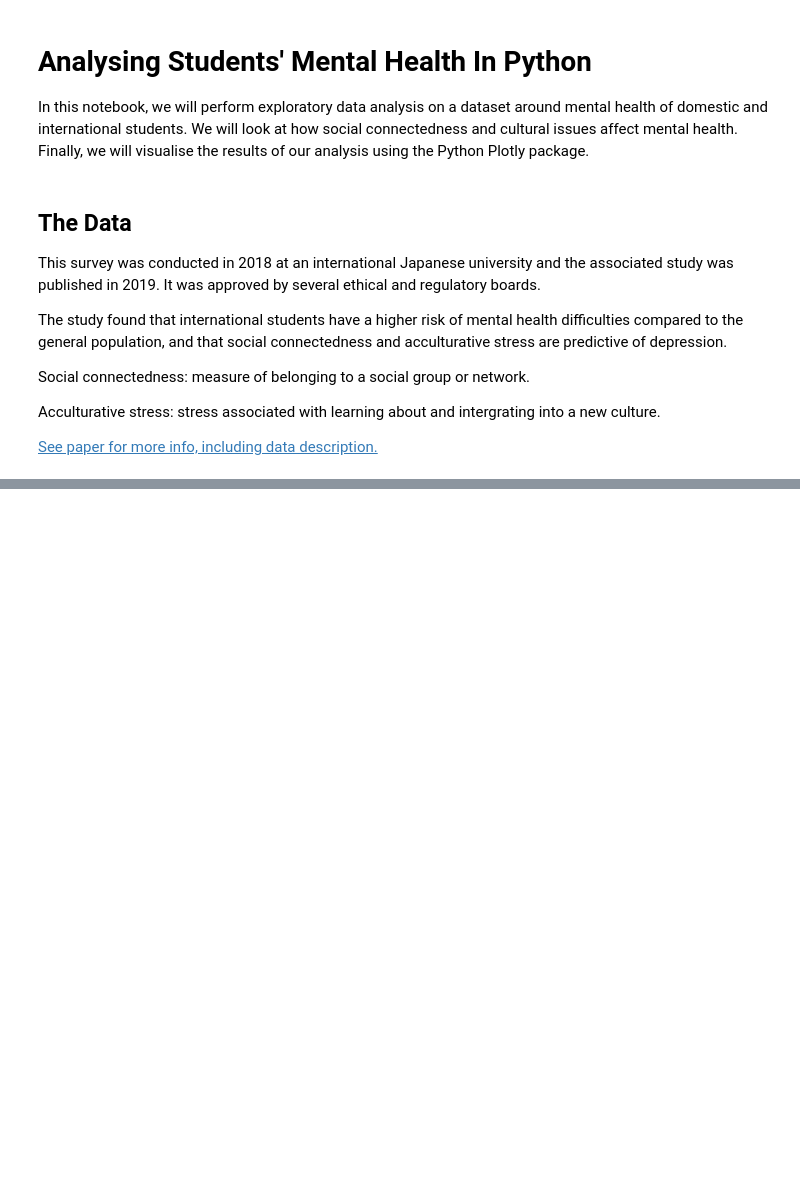
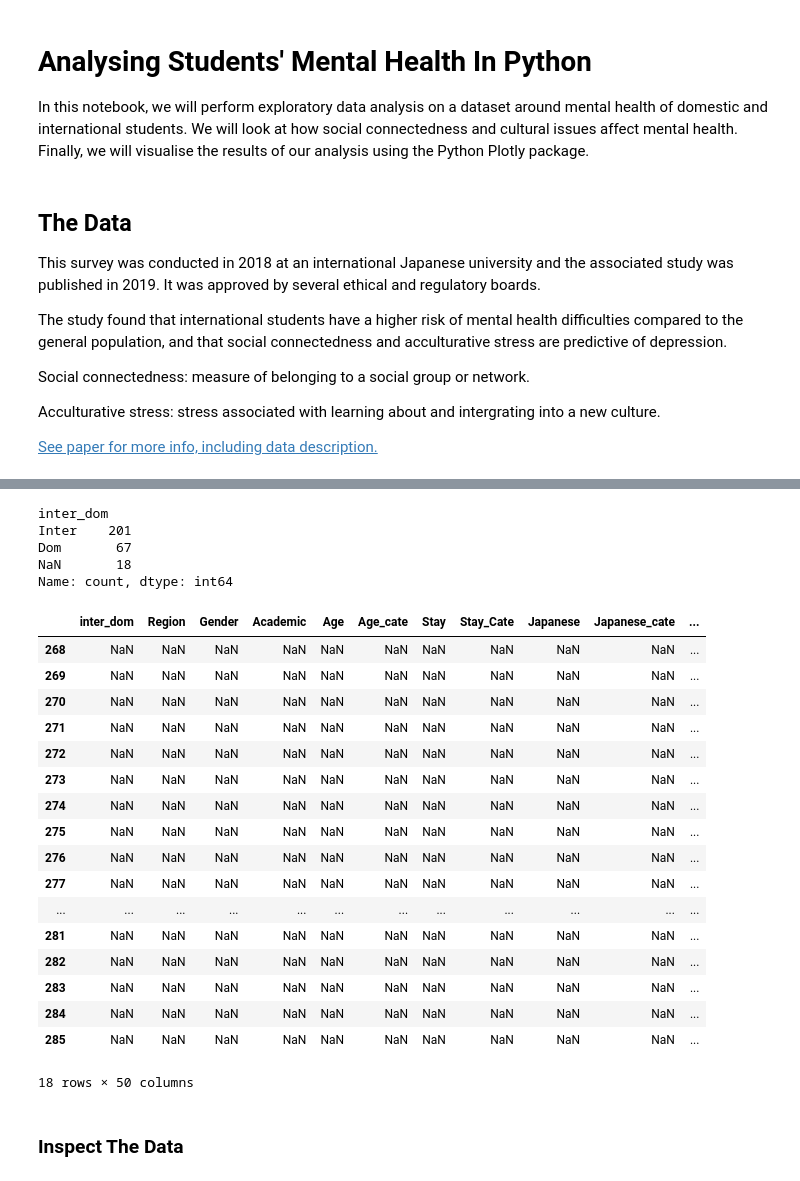
Before and after one commit to littlexflower/student-mental-health, a Jupyter notebook: notebook.ipynb, the cells around one changed output, grey strips where cells are left out. Saved outputs shown, nothing was run; the diff lists cells and outputs as text; code cells hidden in the pictures; blank space fills up the shorter version.

```diff
--- a/notebook.ipynb
+++ b/notebook.ipynb
@@ -51,0 +46,31 @@ Name: count, Length: 237, dtype: int64
+# %%
+# Count the number of students in each inter_dom group, including null values
+students['inter_dom'].value_counts(dropna=False)
+# %% [output]
+inter_dom
+Inter    201
+Dom       67
+NaN       18
+Name: count, dtype: int64
+# %%
+# Filter rows where inter_dom is null
+students[students['inter_dom'].isnull()]
+# %% [output]
+|  | inter_dom | Region | Gender | Academic | Age | Age_cate | Stay | Stay_Cate | Japanese | Japanese_cate | ... |
+| 268 | NaN | NaN | NaN | NaN | NaN | NaN | NaN | NaN | NaN | NaN | ... |
+| 269 | NaN | NaN | NaN | NaN | NaN | NaN | NaN | NaN | NaN | NaN | ... |
+| 270 | NaN | NaN | NaN | NaN | NaN | NaN | NaN | NaN | NaN | NaN | ... |
+| 271 | NaN | NaN | NaN | NaN | NaN | NaN | NaN | NaN | NaN | NaN | ... |
+| 272 | NaN | NaN | NaN | NaN | NaN | NaN | NaN | NaN | NaN | NaN | ... |
+| 273 | NaN | NaN | NaN | NaN | NaN | NaN | NaN | NaN | NaN | NaN | ... |
+| 274 | NaN | NaN | NaN | NaN | NaN | NaN | NaN | NaN | NaN | NaN | ... |
+| 275 | NaN | NaN | NaN | NaN | NaN | NaN | NaN | NaN | NaN | NaN | ... |
+| 276 | NaN | NaN | NaN | NaN | NaN | NaN | NaN | NaN | NaN | NaN | ... |
+| 277 | NaN | NaN | NaN | NaN | NaN | NaN | NaN | NaN | NaN | NaN | ... |
+| ... | ... | ... | ... | ... | ... | ... | ... | ... | ... | ... | ... |
+| 281 | NaN | NaN | NaN | NaN | NaN | NaN | NaN | NaN | NaN | NaN | ... |
+| 282 | NaN | NaN | NaN | NaN | NaN | NaN | NaN | NaN | NaN | NaN | ... |
+| 283 | NaN | NaN | NaN | NaN | NaN | NaN | NaN | NaN | NaN | NaN | ... |
+| 284 | NaN | NaN | NaN | NaN | NaN | NaN | NaN | NaN | NaN | NaN | ... |
+| 285 | NaN | NaN | NaN | NaN | NaN | NaN | NaN | NaN | NaN | NaN | ... |
+18 rows × 50 columns
@@ -51,0 +80,2 @@ Name: count, Length: 237, dtype: int64
+# %% [markdown]
+### Inspect The Data
```
Also changed, not shown: parts of 19 cells of this notebook.
